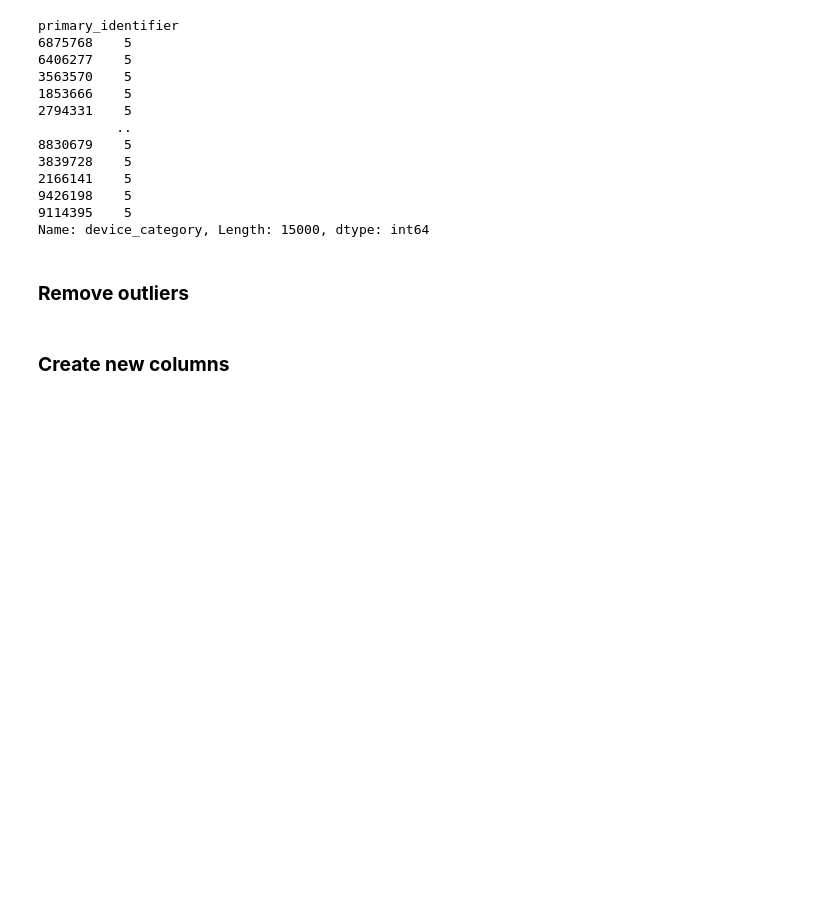
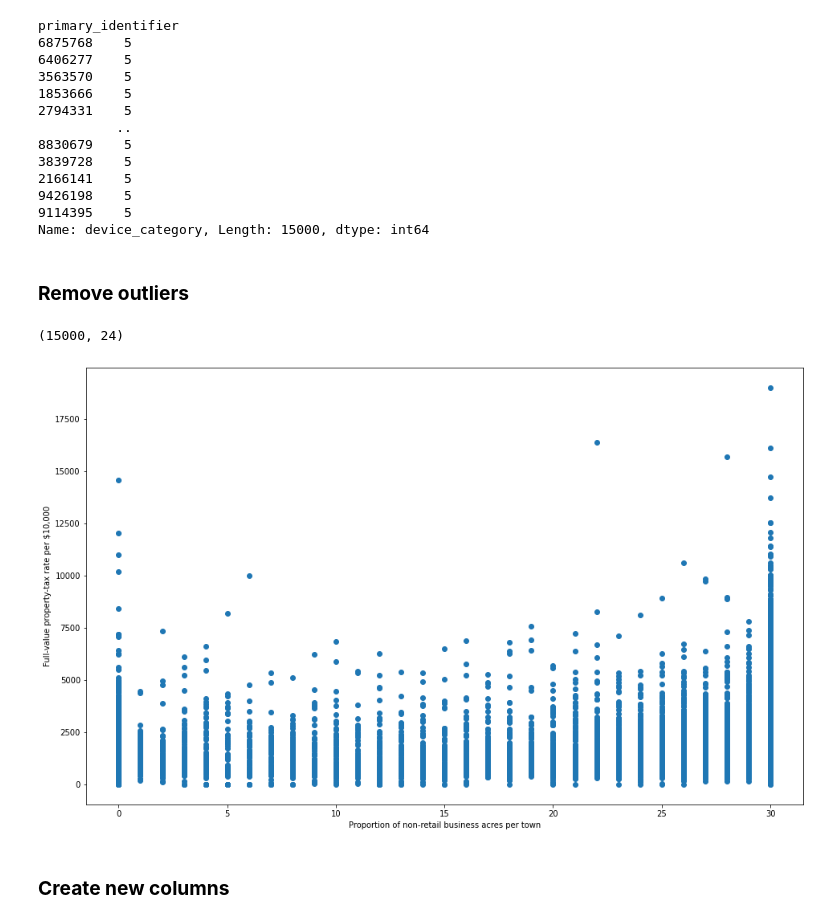
Before and after one commit to thuvarahan97/ADL-AI-Summit-2021---AI-Vendors, a Jupyter notebook: RentalPlan.ipynb, the cells around one changed output. Drawn from its saved outputs; the diff is of its cells as text; code cells hidden in the pictures; blank space fills up the shorter version.

```diff
--- a/RentalPlan.ipynb
+++ b/RentalPlan.ipynb
@@ -452,3 +454,15 @@ all_data['average_monthly_bill_amount'].fillna(all_data['average_monthly_bill_am
+# %%
+all_data.shape
+# %% [output]
+(15000, 24)
+# %%
+fig, ax = plt.subplots(figsize=(16,10))
+ax.scatter(all_data['dusage_days'], all_data['average_monthly_bill_amount'])
+ax.set_xlabel('Proportion of non-retail business acres per town')
+ax.set_ylabel('Full-value property-tax rate per $10,000')
+plt.show()
+# %% [output]
+[figure, added]
 # %% [markdown]
 ### **Create new columns**
 # %% [markdown]
```
Also changed, not shown: parts of 11 cells of this notebook.
